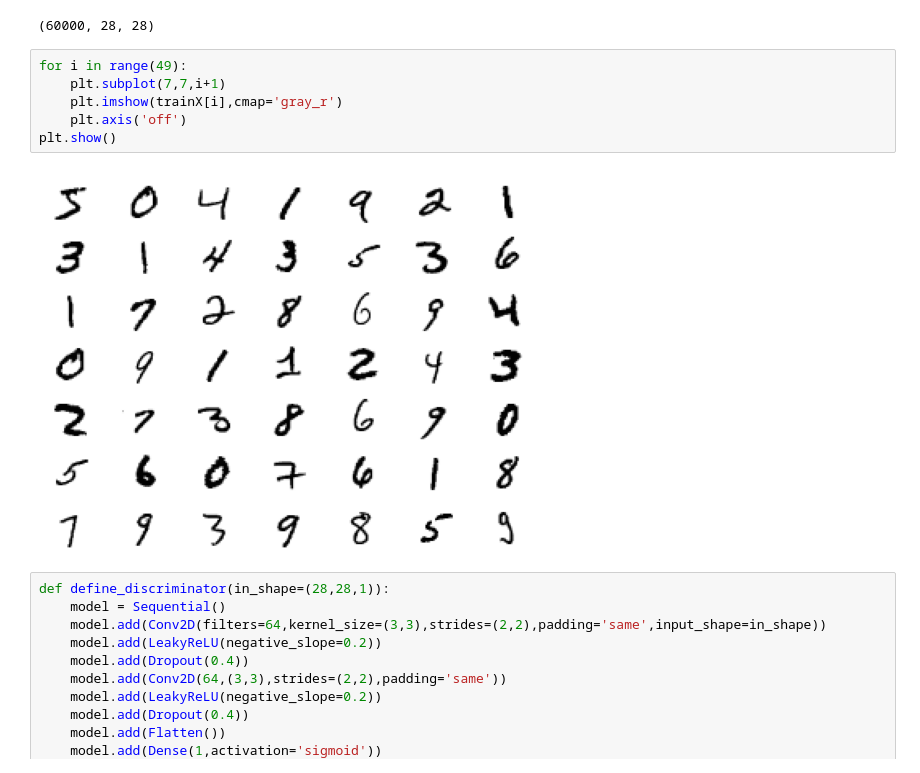
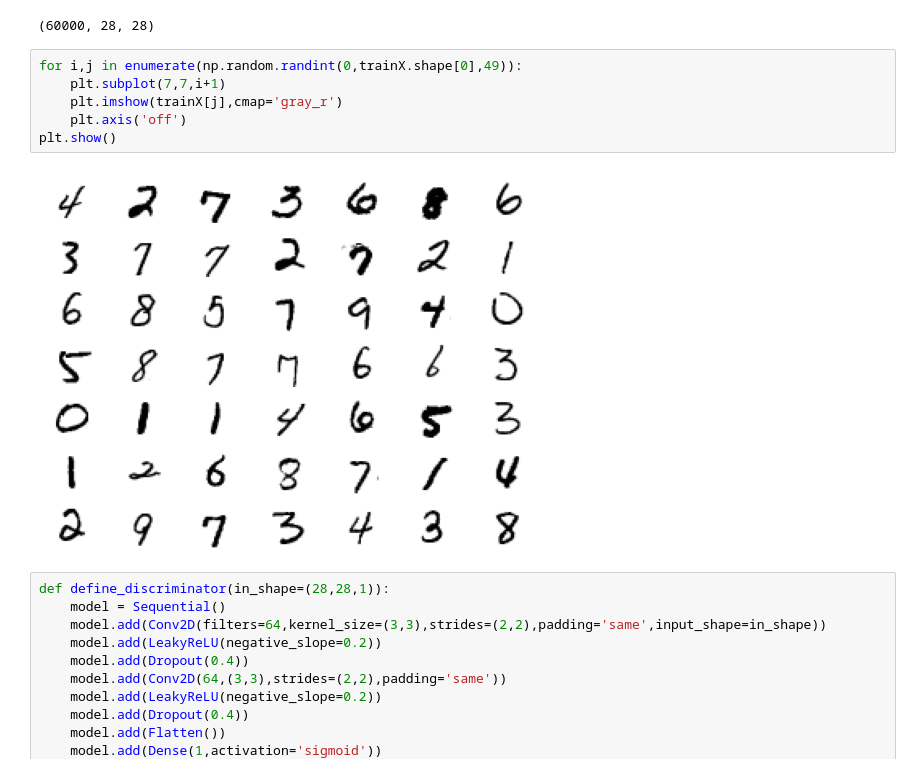
Before and after one commit to Nayab-Gauhar/Using-GAN-to-generate-the-FM-matrix-Autism-, a Jupyter notebook: GAN_FROM_SCRATCH.ipynb, the cells around one changed output. Cells and saved outputs as stored; diff of their text form.

```diff
--- a/GAN_FROM_SCRATCH.ipynb
+++ b/GAN_FROM_SCRATCH.ipynb
@@ -15,13 +17,13 @@ trainX.shape
 # %% [output]
 (60000, 28, 28)
 # %%
-for i in range(49):
+for i,j in enumerate(np.random.randint(0,trainX.shape[0],49)):
     plt.subplot(7,7,i+1)
-    plt.imshow(trainX[i],cmap='gray_r')
+    plt.imshow(trainX[j],cmap='gray_r')
     plt.axis('off')
 plt.show()
 # %% [output]
-[figure, old version]
+[figure, new version]
 # %%
 def define_discriminator(in_shape=(28,28,1)):
     model = Sequential()
```
Also changed, not shown: parts of 13 cells of this notebook.
